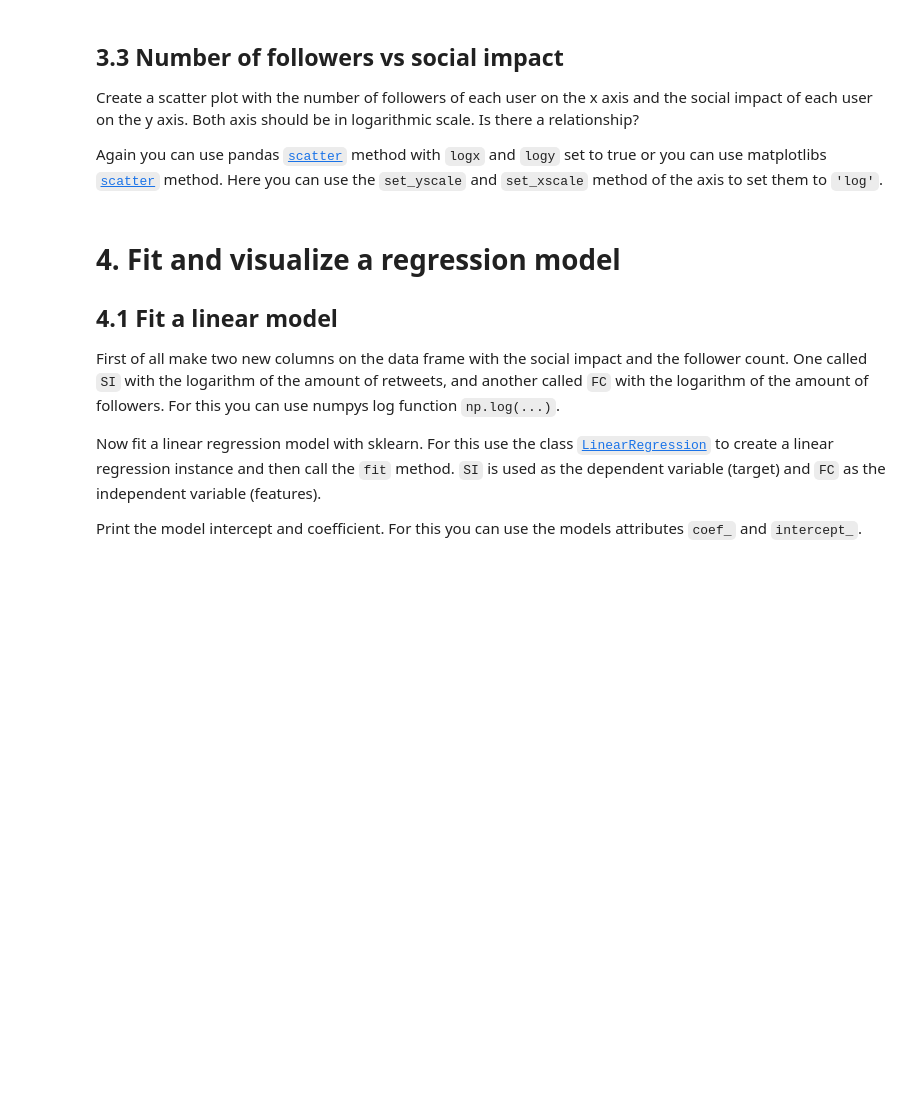
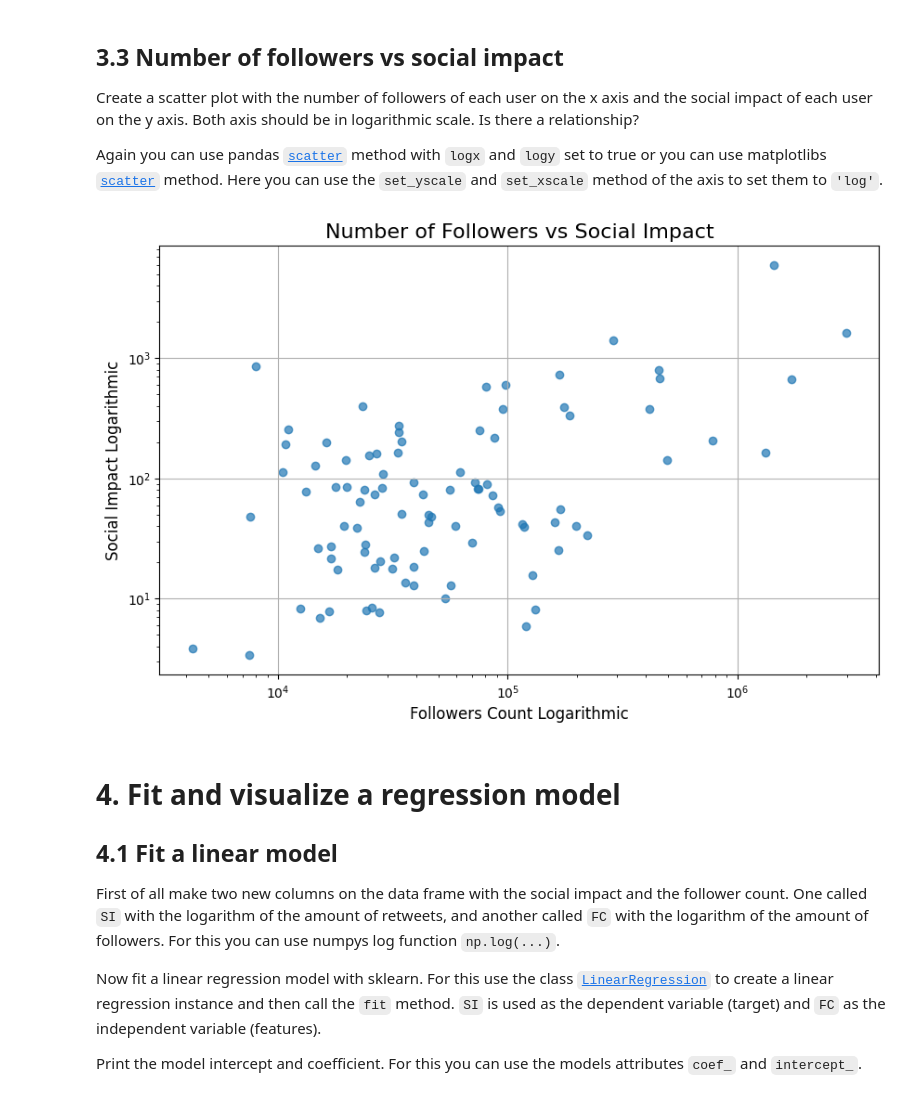
Before and after one commit to BettyInnovates/FoundationsOfCSS2024, a Jupyter notebook: Exercise02/exercise_02.ipynb, the cells around one changed output. Drawn from its saved outputs; the diff is of its cells as text; code cells hidden in the pictures; blank space fills up the shorter version.

```diff
--- a/Exercise02/exercise_02.ipynb
+++ b/Exercise02/exercise_02.ipynb
@@ -148,3 +233,16 @@ Again you can use pandas [`scatter`](https://pandas.pydata.org/docs/reference/ap
+# %%
+# Number of followers vs social impact
+plt.figure(figsize=(10, 6))
+plt.scatter(dataset["public_metrics.followers_count"], dataset["public_metrics.retweet_count"], alpha=0.7)
+plt.title("Number of Followers vs Social Impact", fontsize=16)
+plt.xlabel("Followers Count Logarithmic", fontsize=12)
+plt.ylabel("Social Impact Logarithmic", fontsize=12)
+plt.xscale("log")
+plt.yscale("log")
+plt.grid(True)
+plt.show()
+# %% [output]
+[figure, added]
 # %% [markdown]
 # 4. Fit and visualize a regression model
 
```
Also changed, not shown: parts of 45 cells of this notebook, 2 other files.
